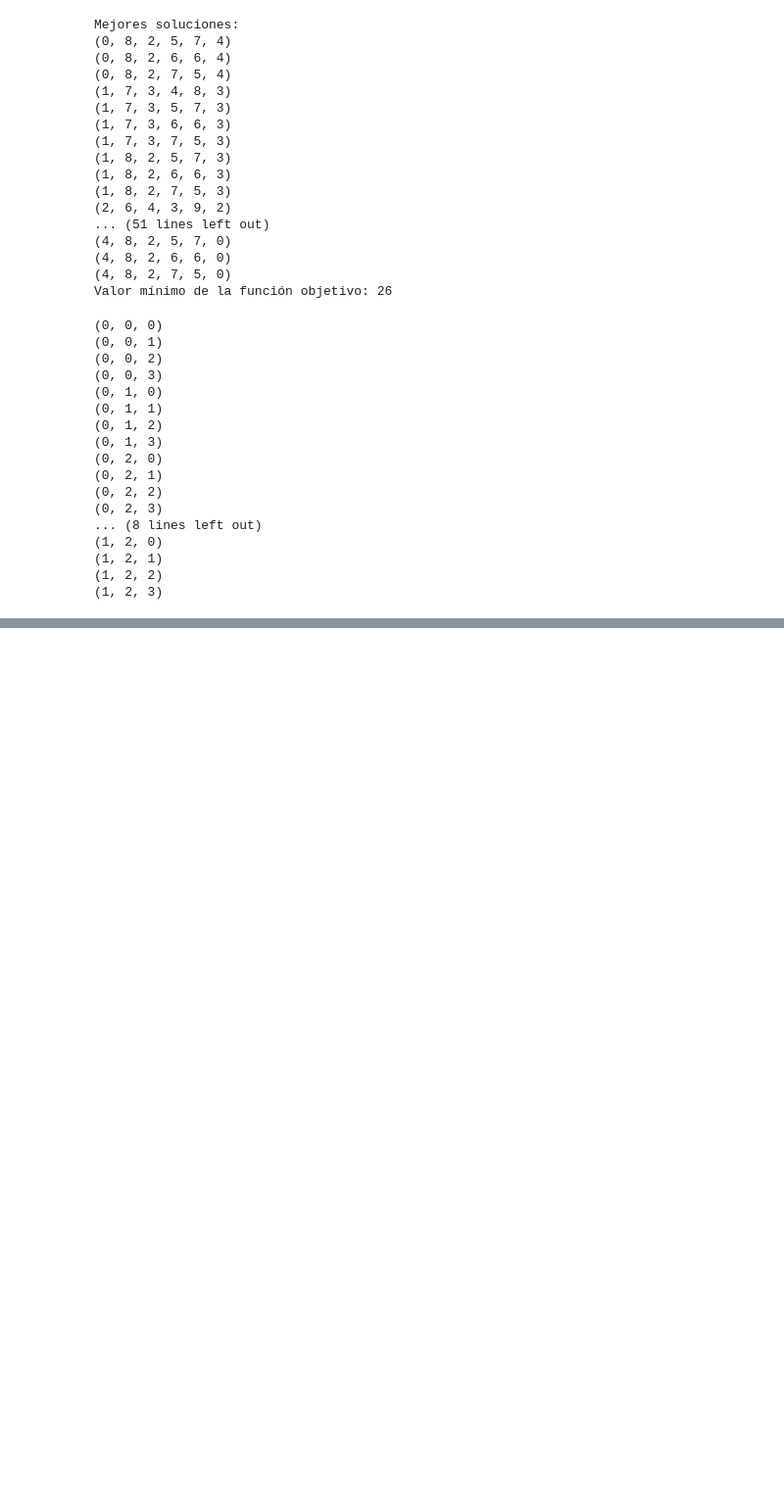
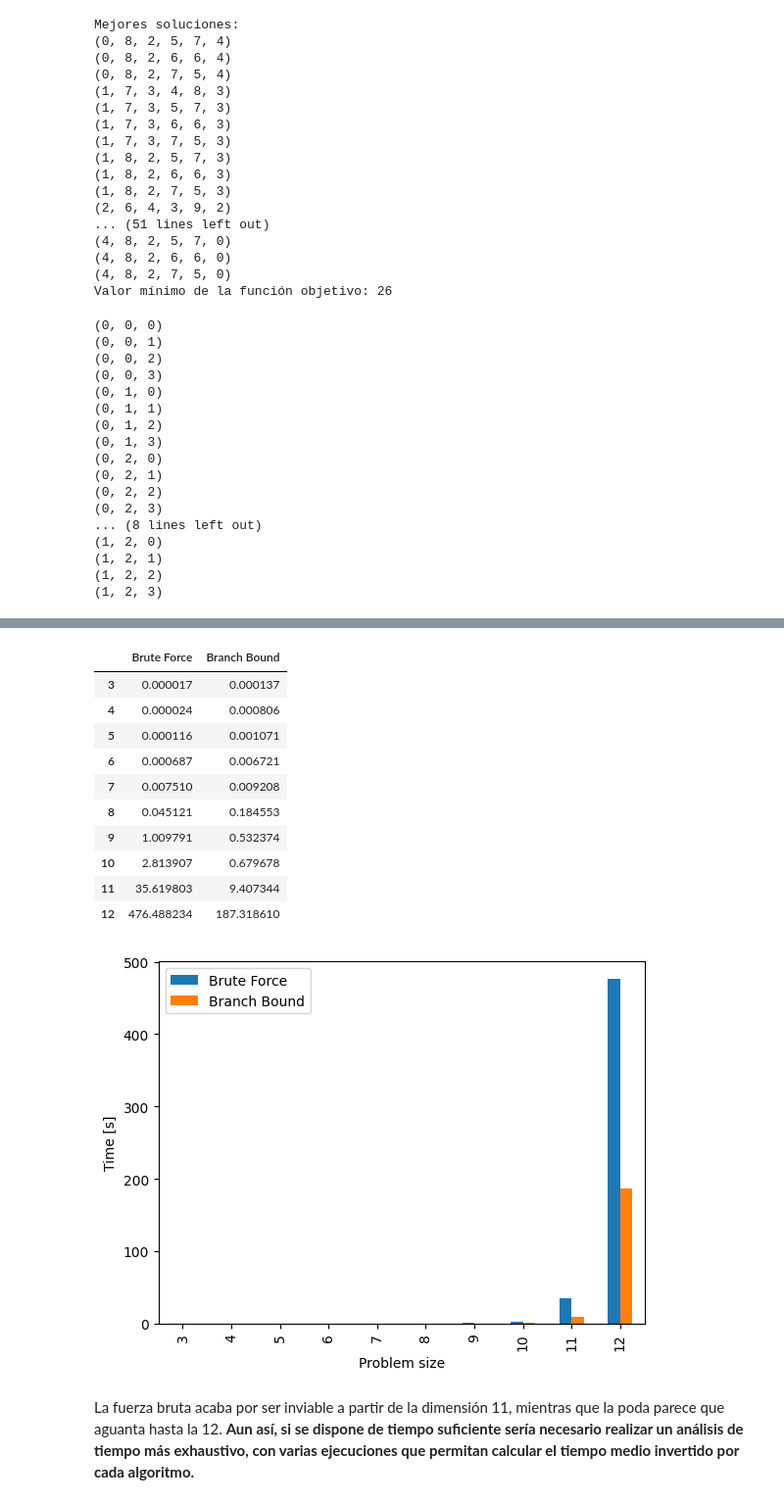
Before and after one commit to aciriano/optimization, a Jupyter notebook: AG2.ipynb, the cells around one changed output, grey strips where cells are left out. Shown at 98% size. Drawn from its saved outputs; the diff is of its cells as text; code cells hidden in the pictures; blank space fills up the shorter version.

```diff
--- a/AG2.ipynb
+++ b/AG2.ipynb
@@ -431,0 +486,10 @@ for solucion in product(*(range(d + 1) for d in [1,2,3])):   print(solucion)
+# %%
+results = []
+sizes = [3, 4, 5, 6, 7, 8, 9, 10, 11, 12]
+for size in sizes:
+    problem = random_matrix(size)
+    t, result = cronos(brute_force, problem)
+    results.append({"algo": "Brute Force", "dim": size, "time": t})
+
+    t, result = cronos(ramificacion_y_poda, problem)
+    results.append({"algo": "Branch Bound", "dim": size, "time": t})
@@ -431,0 +507,30 @@ for solucion in product(*(range(d + 1) for d in [1,2,3])):   print(solucion)
+# %%
+import pandas as pd
+
+results_df = pd.DataFrame({
+    "Brute Force": sorted([i["time"] for i in results if i["algo"] == "Brute Force"]),
+    "Branch Bound": sorted([i["time"] for i in results if i["algo"] == "Branch Bound"])
+}, index=sizes)
+
+display(results_df)
+
+results_df.plot(kind="bar")
+
+plt.xlabel("Problem size")
+plt.ylabel("Time [s]")
+plt.show()
+# %% [output]
+|  | Brute Force | Branch Bound |
+| 3 | 0.000017 | 0.000137 |
+| 4 | 0.000024 | 0.000806 |
+| 5 | 0.000116 | 0.001071 |
+| 6 | 0.000687 | 0.006721 |
+| 7 | 0.007510 | 0.009208 |
+| 8 | 0.045121 | 0.184553 |
+| 9 | 1.009791 | 0.532374 |
+| 10 | 2.813907 | 0.679678 |
+| 11 | 35.619803 | 9.407344 |
+| 12 | 476.488234 | 187.318610 |
+[figure, added]
+# %% [markdown]
+La fuerza bruta acaba por ser inviable a partir de la dimensión 11, mientras que la poda parece que aguanta hasta la 12. **Aun así, si se dispone de tiempo suficiente sería necesario realizar un análisis de tiempo más exhaustivo, con varias ejecuciones que permitan calcular el tiempo medio invertido por cada algoritmo.**
```
Also changed, not shown: parts of 9 cells of this notebook.
